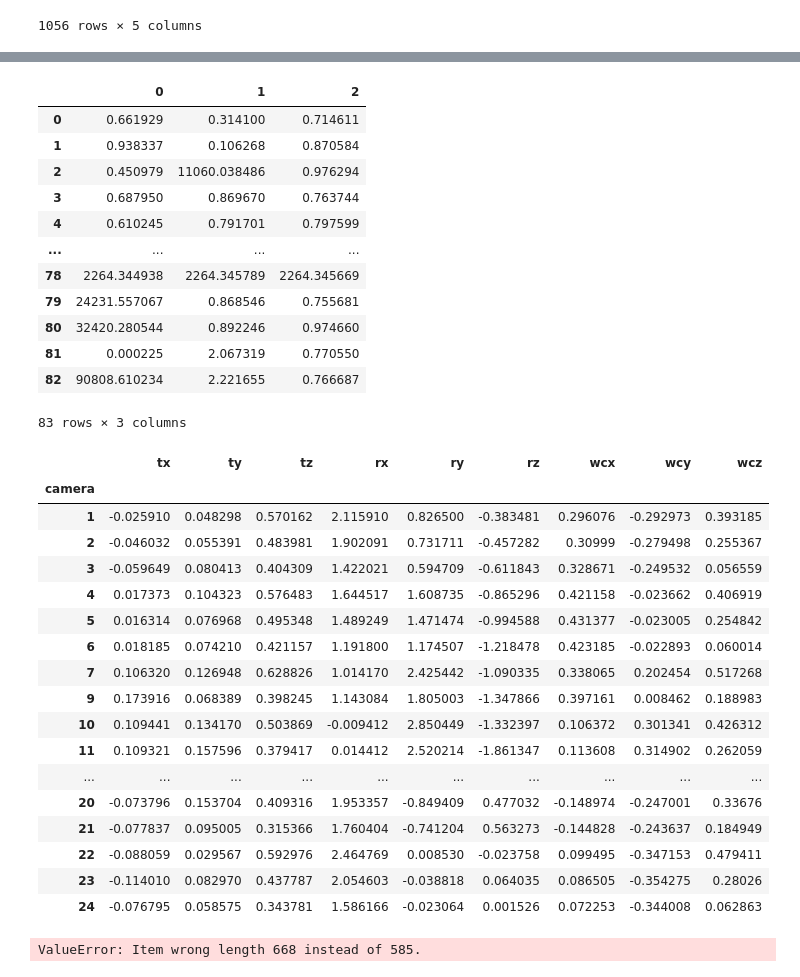
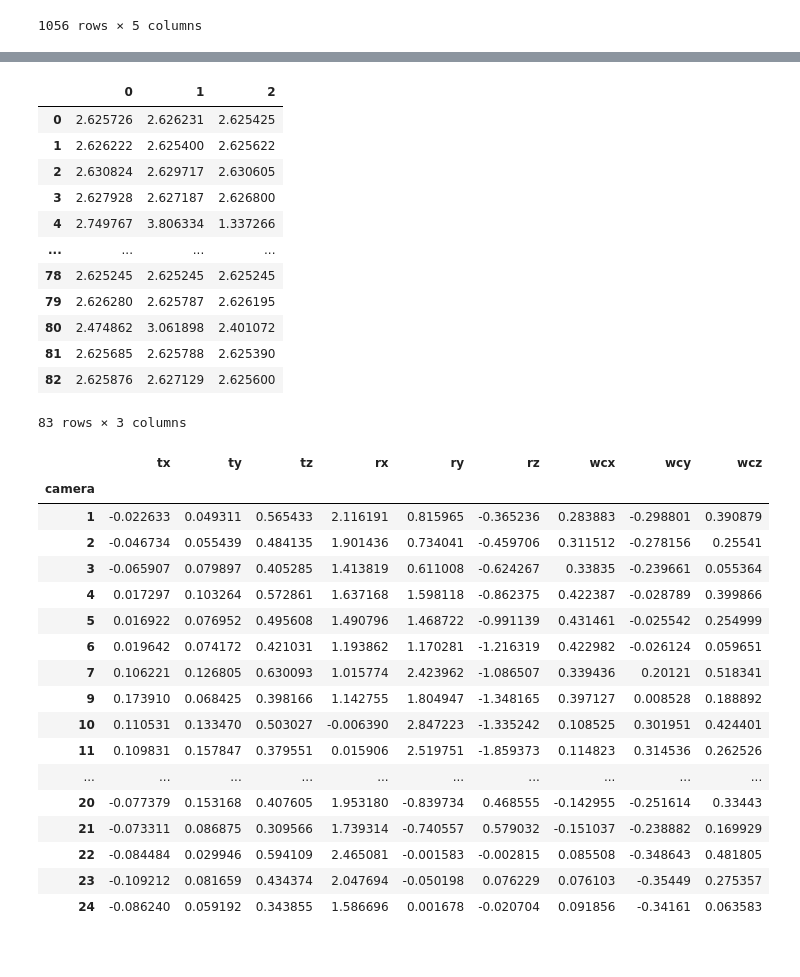
Before and after one commit to FlorianTimm/PhotoBox_Experimente, a Jupyter notebook: Fokus/fokus_faktor_alle_bilder.ipynb, the cells around one changed output, grey strips where cells are left out. Cells and saved outputs as stored; diff of their text form; code cells hidden in the pictures.

```diff
--- a/Fokus/fokus_faktor_alle_bilder.ipynb
+++ b/Fokus/fokus_faktor_alle_bilder.ipynb
@@ -91,9 +91,9 @@ def match(image1: str, image2: str):
             good.append([m.queryIdx, m.trainIdx])
     return good
 # %%
-vk = bilder.assign(key=1).merge(bilder.assign(key=1), on='key',
-                                suffixes=('1', '2')).drop('key', axis=1)
-vk = vk[vk["id1"] < vk["id2"]]
+vk = bilder.reset_index().assign(key=1).merge(bilder.reset_index().assign(key=1), on='key',
+                                              suffixes=('1', '2')).drop('key', axis=1)
+vk = vk[vk["image1"] < vk["image2"]]
 vk = vk[(abs(vk["camera1"] - vk["camera2"]) < 6) |
         (abs(vk["camera1"] - vk["camera2"]) > 18)]
 vk
@@ -470,6 +515,6 @@ array([ 4.60793173,  2.39454723,  5.17682626,  5.9889529 ,  5.06122316,
 from scipy.optimize import least_squares
 
 res = least_squares(fun, x0, jac_sparsity=A, verbose=2,
-                    x_scale='jac', method='trf', xtol=1e-5, loss='linear')
+                    x_scale='jac', method='trf', xtol=1e-5, loss='huber')
 # %% [output]
    Iteration     Total nfev        Cost      Cost reduction    Step norm     Optimality
@@ -554,19 +578,19 @@ fun(res.x)
 # %%
 pd.DataFrame(perr[numCamParams *
-                  numCams+9:].reshape(-1, numPosParams)*1000)
+                  numCams+9:].reshape(-1, numPosParams))
 # %% [output]
 |  | 0 | 1 | 2 |
-| 0 | 0.661929 | 0.314100 | 0.714611 |
-| 1 | 0.938337 | 0.106268 | 0.870584 |
-| 2 | 0.450979 | 11060.038486 | 0.976294 |
-| 3 | 0.687950 | 0.869670 | 0.763744 |
-| 4 | 0.610245 | 0.791701 | 0.797599 |
+| 0 | 2.625726 | 2.626231 | 2.625425 |
+| 1 | 2.626222 | 2.625400 | 2.625622 |
+| 2 | 2.630824 | 2.629717 | 2.630605 |
+| 3 | 2.627928 | 2.627187 | 2.626800 |
+| 4 | 2.749767 | 3.806334 | 1.337266 |
 | ... | ... | ... | ... |
-| 78 | 2264.344938 | 2264.345789 | 2264.345669 |
-| 79 | 24231.557067 | 0.868546 | 0.755681 |
-| 80 | 32420.280544 | 0.892246 | 0.974660 |
-| 81 | 0.000225 | 2.067319 | 0.770550 |
-| 82 | 90808.610234 | 2.221655 | 0.766687 |
+| 78 | 2.625245 | 2.625245 | 2.625245 |
+| 79 | 2.626280 | 2.625787 | 2.626195 |
+| 80 | 2.474862 | 3.061898 | 2.401072 |
+| 81 | 2.625685 | 2.625788 | 2.625390 |
+| 82 | 2.625876 | 2.627129 | 2.625600 |
 83 rows × 3 columns
 # %%
 vz_param = res.x[0:9]
@@ -585,26 +609,22 @@ cameras
 # %% [output]
 |  | tx | ty | tz | rx | ry | rz | wcx | wcy | wcz |
 | camera |  |  |  |  |  |  |  |  |  |
-| 1 | -0.025910 | 0.048298 | 0.570162 | 2.115910 | 0.826500 | -0.383481 | 0.296076 | -0.292973 | 0.393185 |
-| 2 | -0.046032 | 0.055391 | 0.483981 | 1.902091 | 0.731711 | -0.457282 | 0.30999 | -0.279498 | 0.255367 |
-| 3 | -0.059649 | 0.080413 | 0.404309 | 1.422021 | 0.594709 | -0.611843 | 0.328671 | -0.249532 | 0.056559 |
-| 4 | 0.017373 | 0.104323 | 0.576483 | 1.644517 | 1.608735 | -0.865296 | 0.421158 | -0.023662 | 0.406919 |
-| 5 | 0.016314 | 0.076968 | 0.495348 | 1.489249 | 1.471474 | -0.994588 | 0.431377 | -0.023005 | 0.254842 |
-| 6 | 0.018185 | 0.074210 | 0.421157 | 1.191800 | 1.174507 | -1.218478 | 0.423185 | -0.022893 | 0.060014 |
-| 7 | 0.106320 | 0.126948 | 0.628826 | 1.014170 | 2.425442 | -1.090335 | 0.338065 | 0.202454 | 0.517268 |
-| 9 | 0.173916 | 0.068389 | 0.398245 | 1.143084 | 1.805003 | -1.347866 | 0.397161 | 0.008462 | 0.188983 |
-| 10 | 0.109441 | 0.134170 | 0.503869 | -0.009412 | 2.850449 | -1.332397 | 0.106372 | 0.301341 | 0.426312 |
-| 11 | 0.109321 | 0.157596 | 0.379417 | 0.014412 | 2.520214 | -1.861347 | 0.113608 | 0.314902 | 0.262059 |
+| 1 | -0.022633 | 0.049311 | 0.565433 | 2.116191 | 0.815965 | -0.365236 | 0.283883 | -0.298801 | 0.390879 |
+| 2 | -0.046734 | 0.055439 | 0.484135 | 1.901436 | 0.734041 | -0.459706 | 0.311512 | -0.278156 | 0.25541 |
+| 3 | -0.065907 | 0.079897 | 0.405285 | 1.413819 | 0.611008 | -0.624267 | 0.33835 | -0.239661 | 0.055364 |
+| 4 | 0.017297 | 0.103264 | 0.572861 | 1.637168 | 1.598118 | -0.862375 | 0.422387 | -0.028789 | 0.399866 |
+| 5 | 0.016922 | 0.076952 | 0.495608 | 1.490796 | 1.468722 | -0.991139 | 0.431461 | -0.025542 | 0.254999 |
+| 6 | 0.019642 | 0.074172 | 0.421031 | 1.193862 | 1.170281 | -1.216319 | 0.422982 | -0.026124 | 0.059651 |
+| 7 | 0.106221 | 0.126805 | 0.630093 | 1.015774 | 2.423962 | -1.086507 | 0.339436 | 0.20121 | 0.518341 |
+| 9 | 0.173910 | 0.068425 | 0.398166 | 1.142755 | 1.804947 | -1.348165 | 0.397127 | 0.008528 | 0.188892 |
+| 10 | 0.110531 | 0.133470 | 0.503027 | -0.006390 | 2.847223 | -1.335242 | 0.108525 | 0.301951 | 0.424401 |
+| 11 | 0.109831 | 0.157847 | 0.379551 | 0.015906 | 2.519751 | -1.859373 | 0.114823 | 0.314536 | 0.262526 |
 | ... | ... | ... | ... | ... | ... | ... | ... | ... | ... |
-| 20 | -0.073796 | 0.153704 | 0.409316 | 1.953357 | -0.849409 | 0.477032 | -0.148974 | -0.247001 | 0.33676 |
-| 21 | -0.077837 | 0.095005 | 0.315366 | 1.760404 | -0.741204 | 0.563273 | -0.144828 | -0.243637 | 0.184949 |
-| 22 | -0.088059 | 0.029567 | 0.592976 | 2.464769 | 0.008530 | -0.023758 | 0.099495 | -0.347153 | 0.479411 |
-| 23 | -0.114010 | 0.082970 | 0.437787 | 2.054603 | -0.038818 | 0.064035 | 0.086505 | -0.354275 | 0.28026 |
-| 24 | -0.076795 | 0.058575 | 0.343781 | 1.586166 | -0.023064 | 0.001526 | 0.072253 | -0.344008 | 0.062863 |
+| 20 | -0.077379 | 0.153168 | 0.407605 | 1.953180 | -0.839734 | 0.468555 | -0.142955 | -0.251614 | 0.33443 |
+| 21 | -0.073311 | 0.086875 | 0.309566 | 1.739314 | -0.740557 | 0.579032 | -0.151037 | -0.238882 | 0.169929 |
+| 22 | -0.084484 | 0.029946 | 0.594109 | 2.465081 | -0.001583 | -0.002815 | 0.085508 | -0.348643 | 0.481805 |
+| 23 | -0.109212 | 0.081659 | 0.434374 | 2.047694 | -0.050198 | 0.076229 | 0.076103 | -0.35449 | 0.275357 |
+| 24 | -0.086240 | 0.059192 | 0.343855 | 1.586696 | 0.001678 | -0.020704 | 0.091856 | -0.34161 | 0.063583 |
-# %%
-daten = daten[np.array(fun(res.x)) < 30]
-# %% [output]
-ValueError: Item wrong length 668 instead of 585.
 # %%
 coords
 # %% [output]
```
Also changed, not shown: parts of 39 cells of this notebook, 1 other file.
